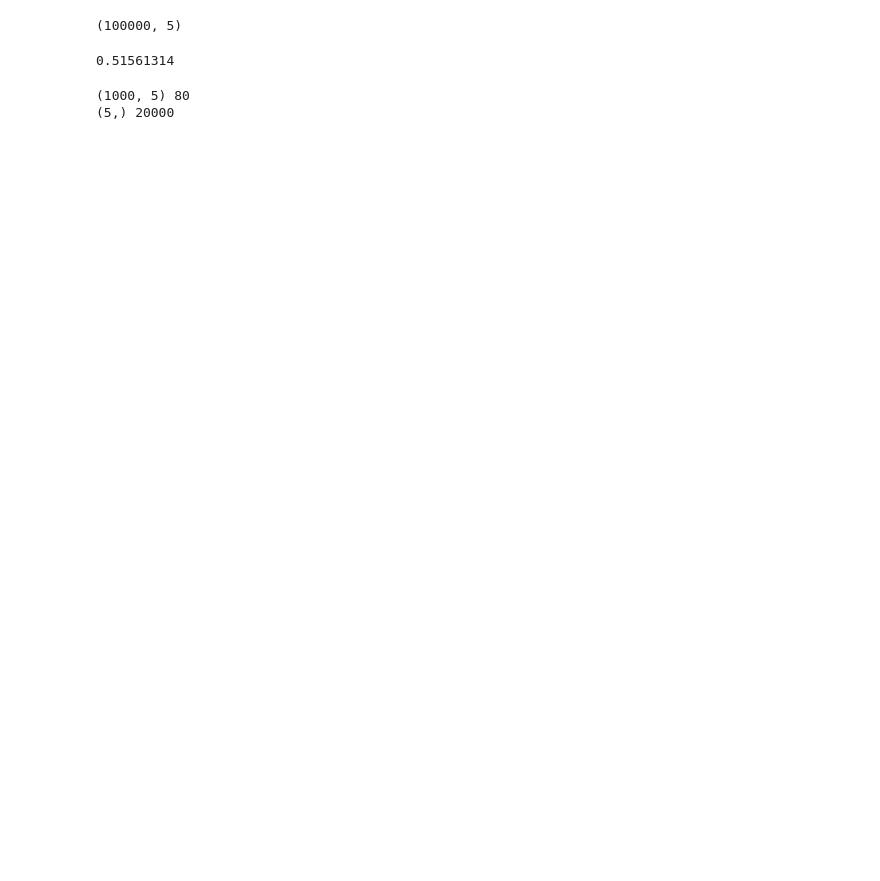
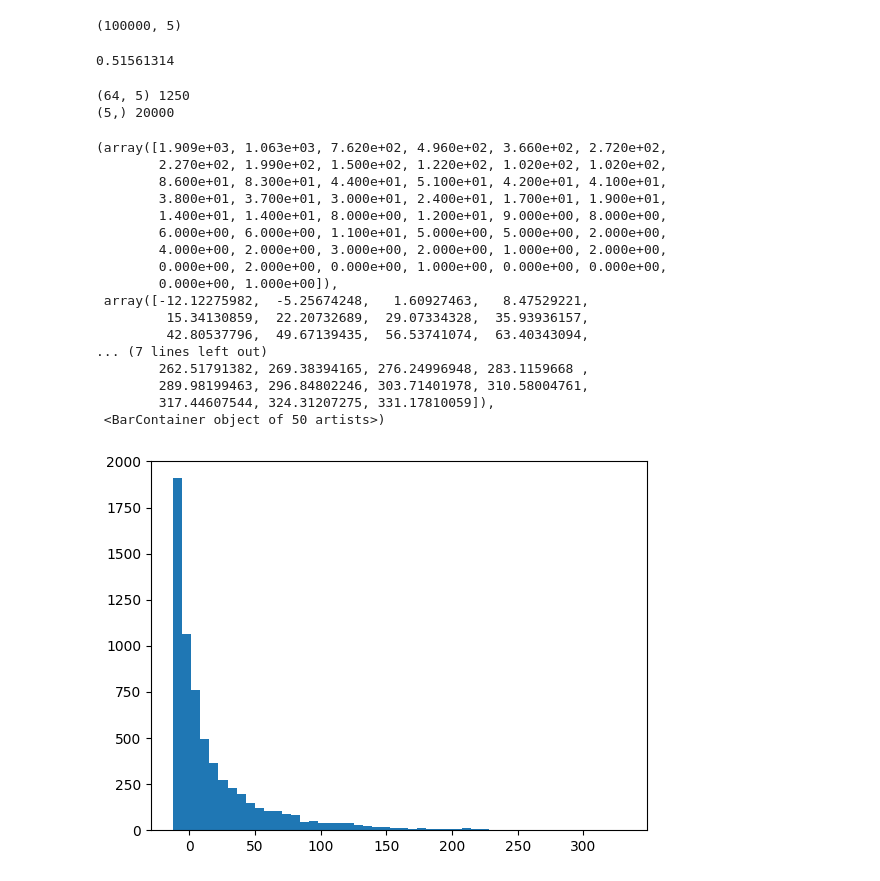
Before and after one commit to harveyThomas4692/jax_metric_CalabiYau, a Jupyter notebook: testingArea.ipynb, the cells around one changed output. Drawn from its saved outputs; the diff is of its cells as text; code cells hidden in the pictures; blank space fills up the shorter version.

```diff
--- a/testingArea.ipynb
+++ b/testingArea.ipynb
@@ -84,13 +84,37 @@ def batch_data(data, batch_size):
     num_batches = len(data) // batch_size
     return jnp.array_split(data[:num_batches * batch_size], num_batches)
 
-ptsBatched = batch_data(train_points, 1000)
+ptsBatched = batch_data(train_points, 64)
 
 print(ptsBatched[0].shape,len(ptsBatched))
 print(eval_points[0].shape,len(eval_points))
 # %% [output]
-(1000, 5) 80
+(64, 5) 1250
 (5,) 20000
+# %%
+scals = [jm.metrics.ricci_scalar(model, params, proj_facts, k_mod, poly, ptsBatched[n]).real for n in tqdm(range(100))]
+scals = jnp.array(scals).flatten()
+# %%
+plt.hist(scals,bins=50)
+# %% [output]
+(array([1.909e+03, 1.063e+03, 7.620e+02, 4.960e+02, 3.660e+02, 2.720e+02,
+        2.270e+02, 1.990e+02, 1.500e+02, 1.220e+02, 1.020e+02, 1.020e+02,
+        8.600e+01, 8.300e+01, 4.400e+01, 5.100e+01, 4.200e+01, 4.100e+01,
+        3.800e+01, 3.700e+01, 3.000e+01, 2.400e+01, 1.700e+01, 1.900e+01,
+        1.400e+01, 1.400e+01, 8.000e+00, 1.200e+01, 9.000e+00, 8.000e+00,
+        6.000e+00, 6.000e+00, 1.100e+01, 5.000e+00, 5.000e+00, 2.000e+00,
+        4.000e+00, 2.000e+00, 3.000e+00, 2.000e+00, 1.000e+00, 2.000e+00,
+        0.000e+00, 2.000e+00, 0.000e+00, 1.000e+00, 0.000e+00, 0.000e+00,
+        0.000e+00, 1.000e+00]),
+ array([-12.12275982,  -5.25674248,   1.60927463,   8.47529221,
+         15.34130859,  22.20732689,  29.07334328,  35.93936157,
+         42.80537796,  49.67139435,  56.53741074,  63.40343094,
+... (7 lines left out)
+        262.51791382, 269.38394165, 276.24996948, 283.1159668 ,
+        289.98199463, 296.84802246, 303.71401978, 310.58004761,
+        317.44607544, 324.31207275, 331.17810059]),
+ <BarContainer object of 50 artists>)
+[figure, added]
 # %%
 def replace_nan_grads(gradients, replacement_value=1e-8):
     def replace(grad):
```
Also changed, not shown: parts of 6 cells of this notebook, 3 other files.
